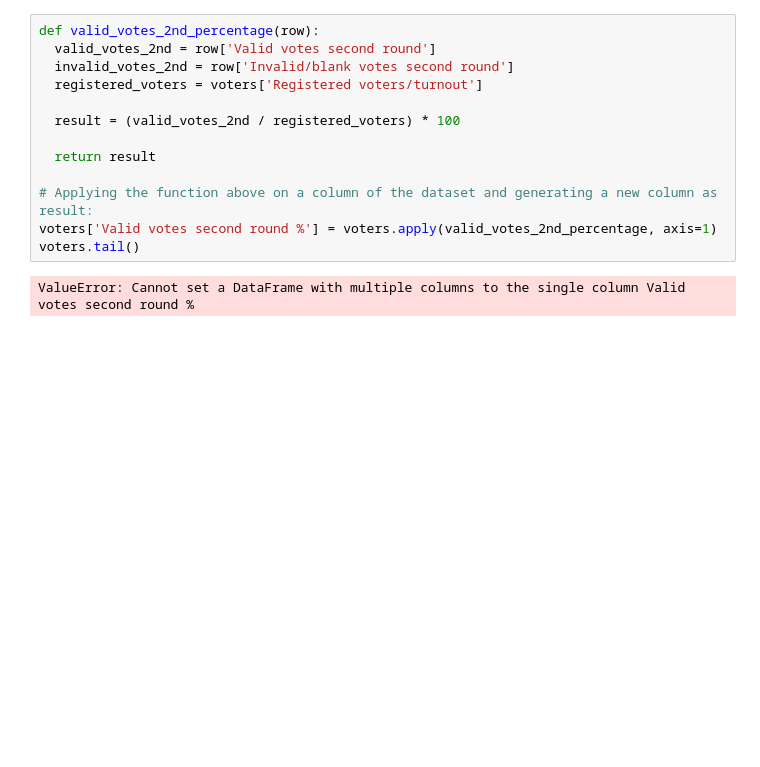
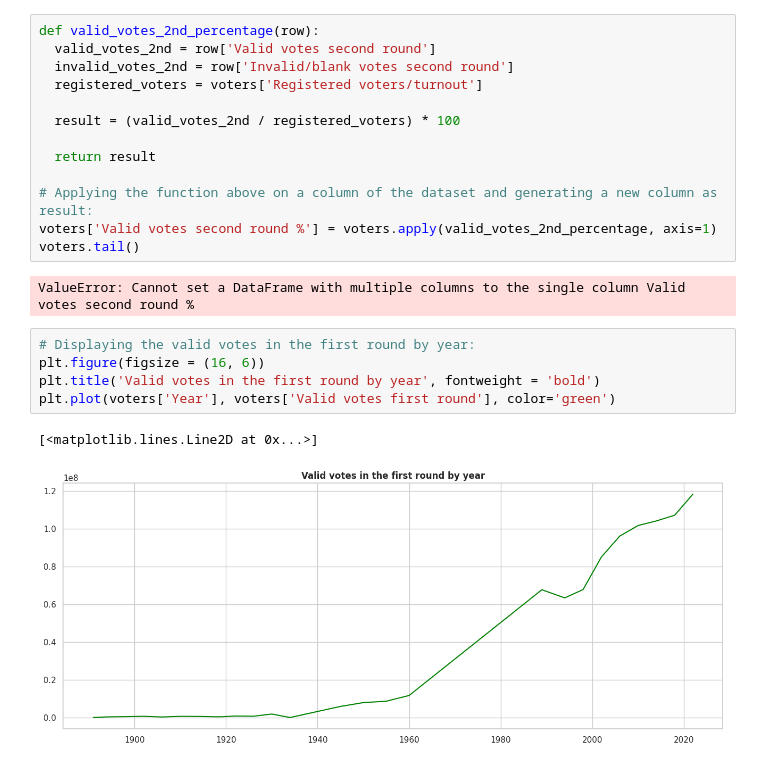
Before and after one commit to guilhermelaviola/BrazilianPresidentialElections, a Jupyter notebook: BrazilianPresidentialElections.ipynb, the cells around one changed output. Cells and saved outputs as stored; diff of their text form; blank space fills up the shorter version.

```diff
--- a/BrazilianPresidentialElections.ipynb
+++ b/BrazilianPresidentialElections.ipynb
@@ -182,3 +182,11 @@ voters['Valid votes second round %'] = voters.apply(valid_votes_2nd_percentage,
 voters.tail()
 # %% [output]
 ValueError: Cannot set a DataFrame with multiple columns to the single column Valid votes second round %
+# %%
+# Displaying the valid votes in the first round by year:
+plt.figure(figsize = (16, 6))
+plt.title('Valid votes in the first round by year', fontweight = 'bold')
+plt.plot(voters['Year'], voters['Valid votes first round'], color='green')
+# %% [output]
+[<matplotlib.lines.Line2D at 0x...>]
+[figure, added]
```
Also changed, not shown: parts of 6 cells of this notebook.
